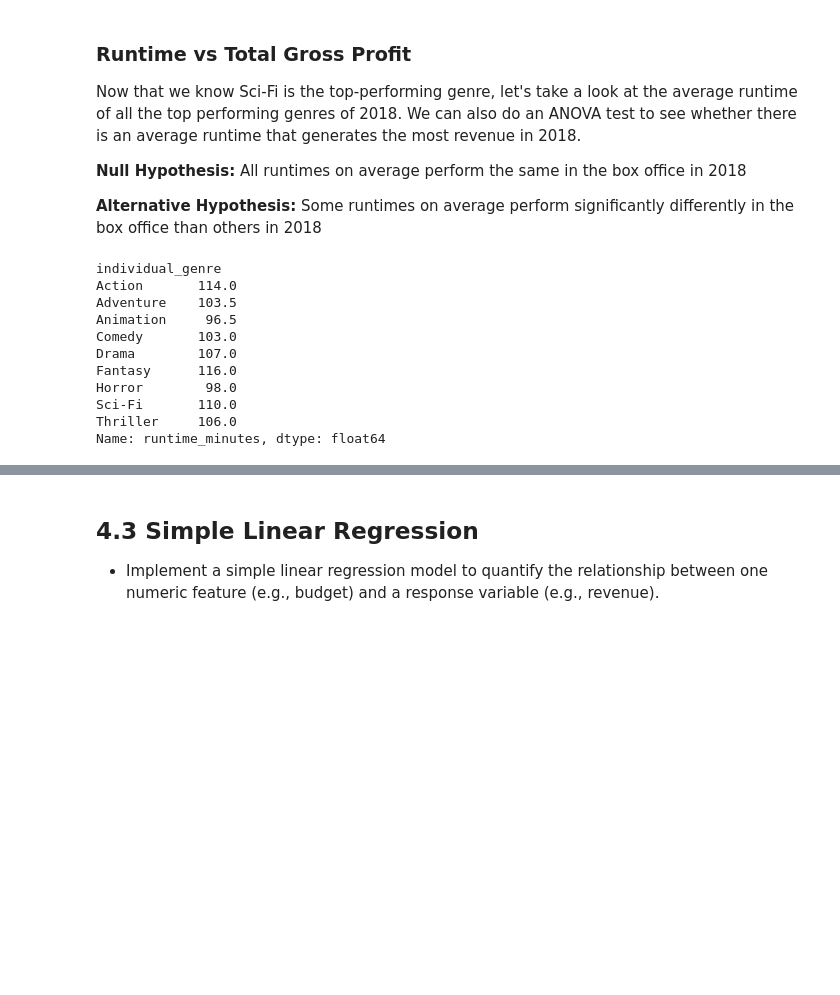
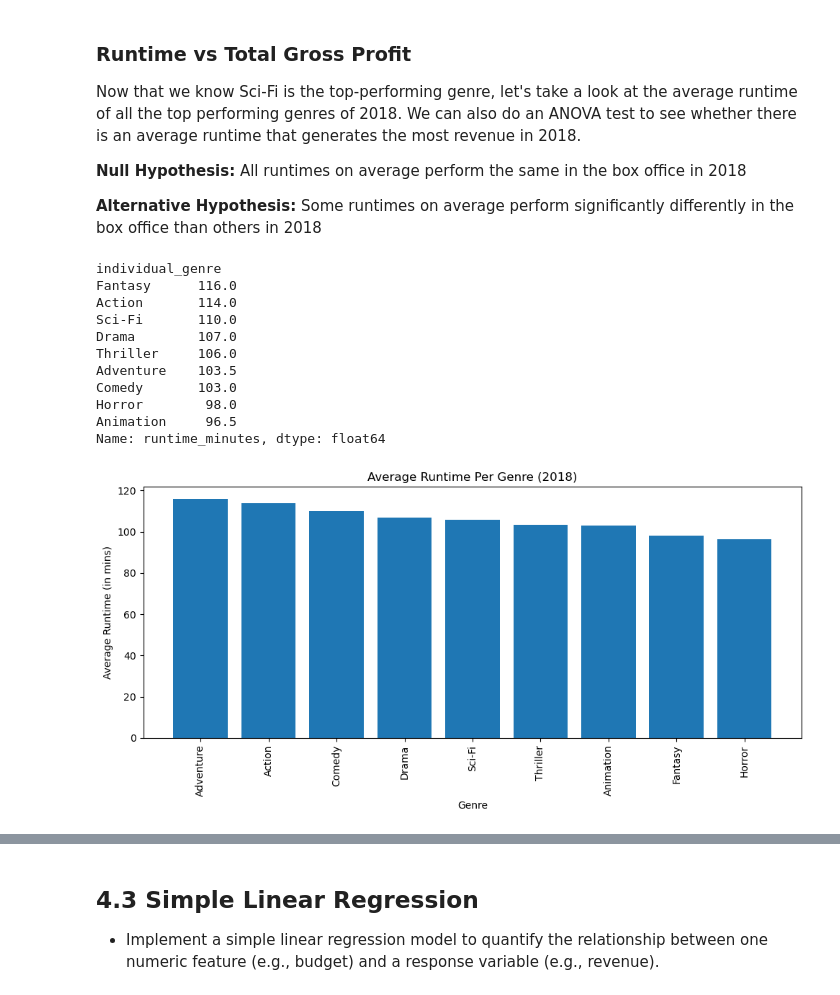
Before and after one commit to quadrillionaiire/SmartStudioRecs, a Jupyter notebook: notebooks/data_analysis_anbita.ipynb, the cells around one changed output, grey strips where cells are left out. Cells and saved outputs as stored; diff of their text form; code cells hidden in the pictures; blank space fills up the shorter version.

```diff
--- a/notebooks/data_analysis_anbita.ipynb
+++ b/notebooks/data_analysis_anbita.ipynb
@@ -105,3 +122,0 @@ data_2018
-# %%
-gross_by_movie_id_2018 = data_2018.groupby("movie_id")[["studio", "total_gross"]].max()
-gross_by_movie_id_2018
@@ -334,18 +284,17 @@ Now that we know Sci-Fi is the top-performing genre, let's take a look at the av
 **Alternative Hypothesis:** Some runtimes on average perform significantly differently in the box office than others in 2018
 # %%
 # Find average runtimes of each top performing genre of 2018
-runtime_genre_2018 = data_2018[data_2018["individual_genre"].isin(top_genres_2018)].groupby("individual_genre")["runtime_minutes"].median()
-top_genres_runtime = runtime_genre_2018
-runtime_genre_2018
+top_genre_runtime_2018 = data_2018[data_2018["individual_genre"].isin(top_genres_2018)].groupby("individual_genre")["runtime_minutes"].median().sort_values(ascending=False)
+top_genre_runtime_2018
 # %% [output]
 individual_genre
+Fantasy      116.0
 Action       114.0
+Sci-Fi       110.0
+Drama        107.0
+Thriller     106.0
 Adventure    103.5
+Comedy       103.0
+Horror        98.0
 Animation     96.5
-Comedy       103.0
-Drama        107.0
-Fantasy      116.0
-Horror        98.0
-Sci-Fi       110.0
-Thriller     106.0
 Name: runtime_minutes, dtype: float64
@@ -353,0 +301,17 @@ Name: runtime_minutes, dtype: float64
+# %%
+# graph the average runtimes for each genre
+
+fig, ax = plt.subplots(figsize=(10,5))
+
+ax.bar(top_genres_2018, top_genre_runtime_2018.values)
+
+ax.set_title("Average Runtime Per Genre (2018)")
+ax.set_xlabel("Genre")
+ax.set_ylabel("Average Runtime (in mins)")
+plt.xticks(rotation=90)
+
+
+plt.tight_layout()
+plt.show()
+# %% [output]
+[figure, added]
```
Also changed, not shown: parts of 13 cells of this notebook.
